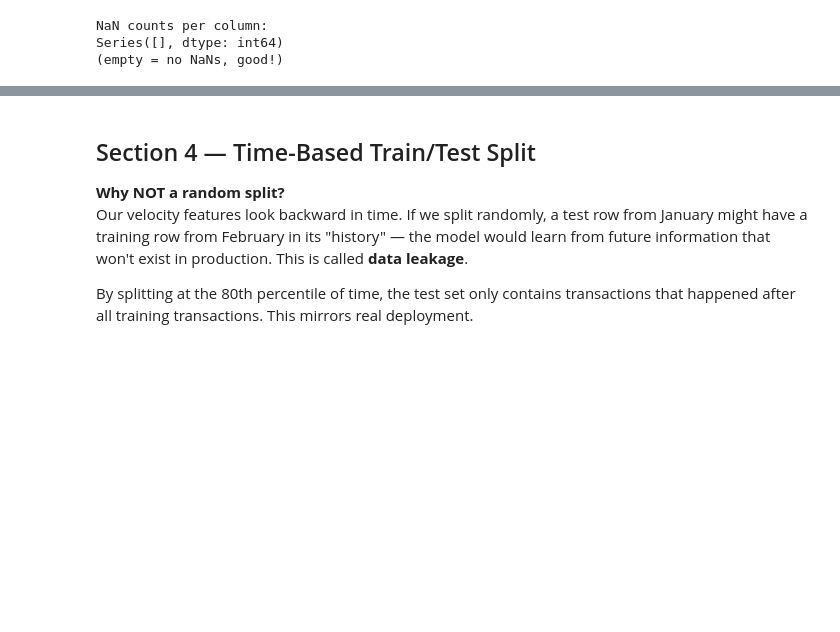
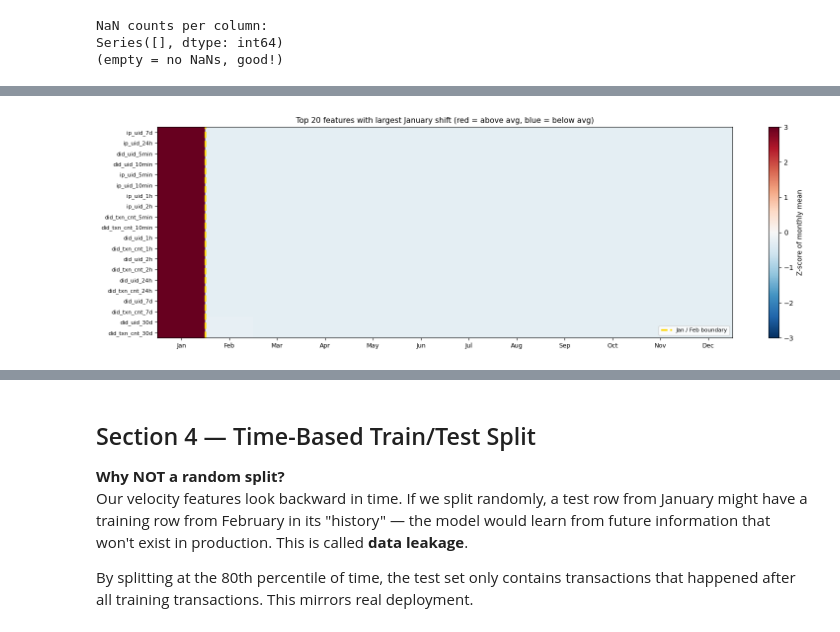
Before and after one commit to abbylxw/fraud-decision-engine, a Jupyter notebook: notebooks/train_model.ipynb, the cells around one changed output, grey strips where cells are left out. Cells and saved outputs as stored; diff of their text form; code cells hidden in the pictures; blank space fills up the shorter version.

```diff
--- a/notebooks/train_model.ipynb
+++ b/notebooks/train_model.ipynb
@@ -282,7 +362,6 @@ ip_country_cat = pd.Categorical(df["ip_country"])
 
 feat_raw = pd.DataFrame({
     "purchase_value":    df["purchase_value"],
-    "age":               df["age"].fillna(-1).astype(int),
     "days_since_signup": (df["purchase_time"] - df["signup_time"]).dt.days
                          .fillna(-999).astype(int),
     "sex":               df["sex"].map({"M": 0, "F": 1}).fillna(-1).astype(int),
@@ -290,6 +369,16 @@ feat_raw = pd.DataFrame({
     "browser":           pd.Categorical(df["browser"]).codes,
     "ip_country_code":   ip_country_cat.codes,  # int; -1 = Unknown
     "hour_of_day":       df["purchase_time"].dt.hour,
+    # Account age bin: 0=0-7d, 1=8-14d, 2=15-30d, 3=31-90d,
+    #                  4=91-180d, 5=181-360d, 6=361-720d, 7=720+d
+    # -999 sentinel (missing signup_time) is clipped to 0 → treated as brand-new.
+    "days_since_signup_group": pd.cut(
+        pd.Series(
+            (df["purchase_time"] - df["signup_time"]).dt.days.fillna(0).clip(lower=0)
+        ),
+        bins=[-0.5, 7, 14, 30, 90, 180, 360, 720, float("inf")],
+        labels=False,
+    ).astype(int),
     "day_of_week":       df["purchase_time"].dt.dayofweek,  # 0=Monday, 6=Sunday
     "month_of_year":     df["purchase_time"].dt.month,
 })
@@ -313,7 +407,7 @@ X["amount_vs_user_avg_30d"] = X["purchase_value"] / user_avg_amt_30d.clip(lower=
 # Customer age minus account tenure in years.
 # A large positive gap means the account was opened recently relative to age —
 # a potential signal for synthetic or stolen-identity accounts.
-X["age_account_gap"] = X["age"] - X["days_since_signup"] / 365
+#X["age_account_gap"] = X["age"] - X["days_since_signup"] / 365
 
 # Binary flag: is this purchase > 2x the user's median spend over the past 90 days?
 # 0 when there is no prior history (pur_median_amt_90d == 0 -> first-time buyer, not flagged).
@@ -322,7 +416,7 @@ X["high_amount_vs_hist"] = (
     (X["purchase_value"] > 2 * X["pur_median_amt_90d"])
 ).astype(int)
 
-print("Derived features added: amount_vs_user_avg_30d, device_txn_rate_1h, age_account_gap, high_amount_vs_hist")
+print("Derived features added: amount_vs_user_avg_30d, device_txn_rate_1h, high_amount_vs_hist")
 print(f"Feature matrix shape: {X.shape}")
 print(f"high_amount_vs_hist value counts:")
 print(X["high_amount_vs_hist"].value_counts())
@@ -345,0 +533,84 @@ Series([], dtype: int64)
+# %%
+# Feature distribution by month — identifies which features shift between January
+# (fraud-heavy training period) and later months (quieter test period).
+# Features with large January vs rest-of-year gaps explain why the model may
+# behave differently in production compared to the training evaluation.
+
+month_labels = {1:'Jan',2:'Feb',3:'Mar',4:'Apr',5:'May',6:'Jun',
+                7:'Jul',8:'Aug',9:'Sep',10:'Oct',11:'Nov',12:'Dec'}
+
+tmp = X.copy()
+tmp['month']     = df['purchase_time'].dt.month
+tmp['fraud']     = y.values
+tmp['month_lbl'] = tmp['month'].map(month_labels)
+
+months_present = sorted(tmp['month'].unique())
+month_names    = [month_labels[m] for m in months_present]
+
+# --- 1. Heatmap: z-scored feature mean by month (rows=months, cols=features) ---
+# Z-score each feature so different magnitudes are comparable on the same colour scale.
+monthly_means = tmp.groupby('month')[list(X.columns)].mean()
+zscored = (monthly_means - monthly_means.mean()) / (monthly_means.std() + 1e-9)
+zscored.index = [month_labels[m] for m in zscored.index]
+
+# Sort features by their Jan-vs-rest deviation (largest shift first)
+jan_deviation = (zscored.loc['Jan'] - zscored.drop('Jan').mean()).abs()
+top_features  = jan_deviation.nlargest(20).index.tolist()
+
+fig, ax = plt.subplots(figsize=(16, 5))
+im = ax.imshow(zscored[top_features].T, aspect='auto', cmap='RdBu_r', vmin=-3, vmax=3)
+ax.set_xticks(range(len(zscored.index)))
+ax.set_xticklabels(zscored.index, fontsize=9)
+ax.set_yticks(range(len(top_features)))
+ax.set_yticklabels(top_features, fontsize=8)
+ax.axvline(x=-0.5 + list(zscored.index).index('Jan') + 1,
+           color='gold', linewidth=2.5, linestyle='--', label='Jan / Feb boundary')
+plt.colorbar(im, ax=ax, label='Z-score of monthly mean')
+ax.set_title('Top 20 features with largest January shift (red = above avg, blue = below avg)',
+             fontsize=11)
+ax.legend(loc='lower right', fontsize=8)
+plt.tight_layout()
+plt.show()
+
+# --- 2. Line plots: monthly mean for top 6 shifted features, fraud vs legit ---
+top6 = jan_deviation.nlargest(6).index.tolist()
+fig, axes = plt.subplots(2, 3, figsize=(15, 7))
+axes = axes.flatten()
+
+for ax, feat in zip(axes, top6):
+    for label, grp_df, color in [(0, 'Legit', 'steelblue'), (1, 'Fraud', '#d62728')]:
+        sub = tmp[tmp['fraud'] == label].groupby('month')[feat].mean()
+        ax.plot([month_labels[m] for m in sub.index], sub.values,
+                marker='o', label=grp_df, color=color)
+    ax.axvspan(-0.5, 0.5, alpha=0.12, color='gold')   # shade Jan column
+    ax.set_title(feat, fontsize=9)
+    ax.set_ylabel('Mean value')
+    ax.tick_params(axis='x', rotation=45, labelsize=8)
+    ax.legend(fontsize=8)
+
+plt.suptitle('Monthly mean of top-shifted features (Jan shaded) — Fraud vs Legit',
+             fontsize=11, fontweight='bold')
+plt.tight_layout()
+plt.show()
+
+# --- 3. Fraud rate by month ---
+fraud_by_month = tmp.groupby('month_lbl')['fraud'].agg(['mean','count'])
+fraud_by_month = fraud_by_month.loc[[month_labels[m] for m in months_present]]
+fraud_by_month['mean'] *= 100
+
+fig, ax = plt.subplots(figsize=(9, 3))
+bars = ax.bar(fraud_by_month.index, fraud_by_month['mean'],
+              color=['#d62728' if m == 'Jan' else 'steelblue'
+                     for m in fraud_by_month.index])
+for bar, (_, row) in zip(bars, fraud_by_month.iterrows()):
+    ax.text(bar.get_x() + bar.get_width()/2, bar.get_height() + 0.1,
+            f"n={int(row['count']):,}", ha='center', va='bottom', fontsize=8)
+ax.set_ylabel('Fraud rate (%)')
+ax.set_title('Fraud rate by month  (Jan = training-dominant; red = highest fraud)')
+ax.yaxis.set_major_formatter(mticker.FormatStrFormatter('%.1f%%'))
+plt.tight_layout()
+plt.show()
+
+del tmp   # free memory
+# %% [output]
+[figure, added]
```
Also changed, not shown: parts of 31 cells of this notebook.
